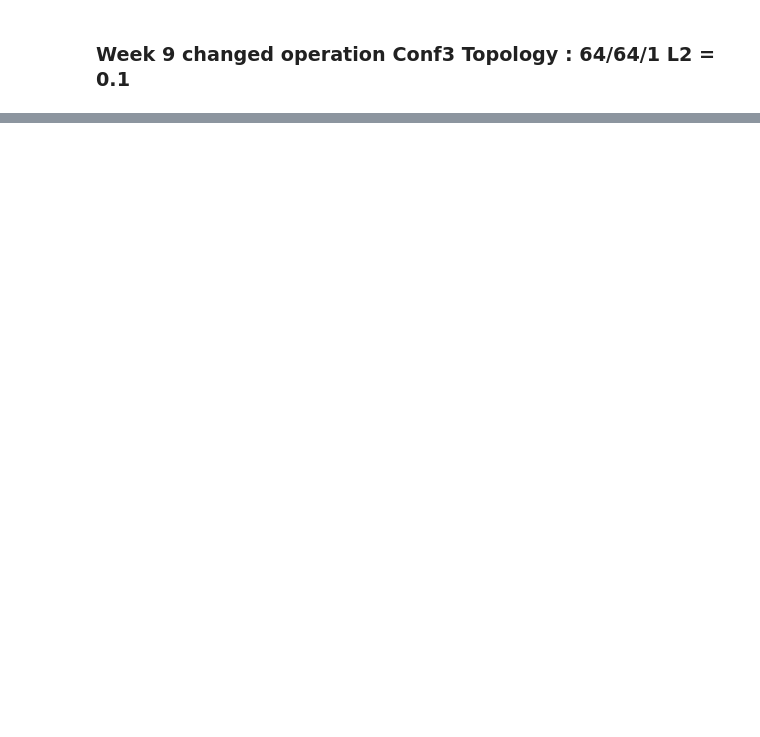
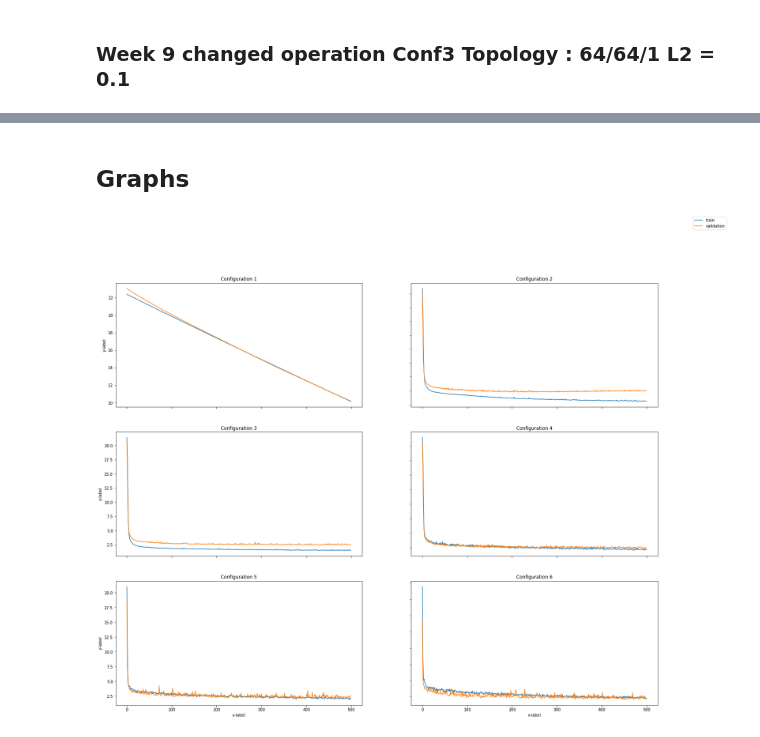
Before and after one commit to IAMJASURBEK/AIapplicationSystem, a Jupyter notebook: week9/week9_session2.ipynb, the cells around one changed output, grey strips where cells are left out. Drawn from its saved outputs; the diff is of its cells as text; code cells hidden in the pictures; blank space fills up the shorter version.

```diff
--- a/week9/week9_session2.ipynb
+++ b/week9/week9_session2.ipynb
@@ -231,0 +281,19 @@ Prediction:  34.671753 , true value:  27.0
+# %%
+# Create and train model
+model = Sequential()
+model.add(Dense(1, activation = 'linear', input_shape = [13]))
+model.compile(loss = 'mean_squared_error', optimizer = 'adam', metrics = ['mean_absolute_error'])
+model.summary()
+
+history1 = model.fit(x_train,
+                    y_train,
+                    validation_data = (x_test, y_test),
+                    epochs = EPOCHS,
+                    batch_size = BATCH_SIZE,
+                    verbose = 2,
+                    shuffle = 2)
+
+# Print first 4 predictions
+predictions = model.predict(x_test)
+for i in range(0, 4):
+  print('Prediction: ', predictions[i, 0], ', true value: ', y_test[i])
@@ -231,0 +318,45 @@ Prediction:  34.671753 , true value:  27.0
+# %% [markdown]
+## Graphs
+# %%
+import matplotlib.pyplot as plt
+
+fig, axes = plt.subplots(nrows=3, ncols=2)
+
+axes[0, 0].plot(history1.history["mean_absolute_error"])
+axes[0, 0].plot(history1.history["val_mean_absolute_error"])
+axes[0, 0].set_title('Configuration 1')
+
+axes[0, 1].plot(history2.history["mean_absolute_error"])
+axes[0, 1].plot(history2.history["val_mean_absolute_error"])
+axes[0, 1].set_title('Configuration 2')
+
+axes[1, 0].plot(history3.history["mean_absolute_error"])
+axes[1, 0].plot(history3.history["val_mean_absolute_error"])
+axes[1, 0].set_title('Configuration 3')
+
+axes[1, 1].plot(history4.history["mean_absolute_error"])
+axes[1, 1].plot(history4.history["val_mean_absolute_error"])
+axes[1, 1].set_title('Configuration 4')
+
+axes[2, 0].plot(history5.history["mean_absolute_error"])
+axes[2, 0].plot(history5.history["val_mean_absolute_error"])
+axes[2, 0].set_title('Configuration 5')
+
+axes[2, 1].plot(history6.history["mean_absolute_error"])
+axes[2, 1].plot(history6.history["val_mean_absolute_error"])
+axes[2, 1].set_title('Configuration 6')
+
+
+
+
+fig.legend(["train", "validation"], loc="upper right")
+fig.set_figheight(20)
+fig.set_figwidth(25)
+
+for ax in axes.flat:
+  ax.set(xlabel='x-label', ylabel='y-label')
+
+for ax in axes.flat:
+  ax.label_outer()
+# %% [output]
+[figure, added]
```
Also changed, not shown: parts of 11 cells of this notebook.
